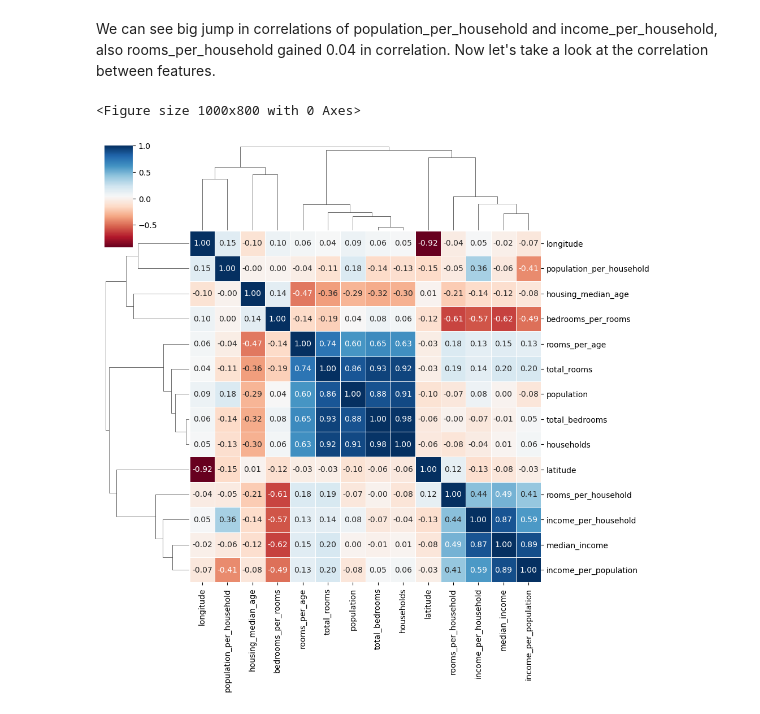
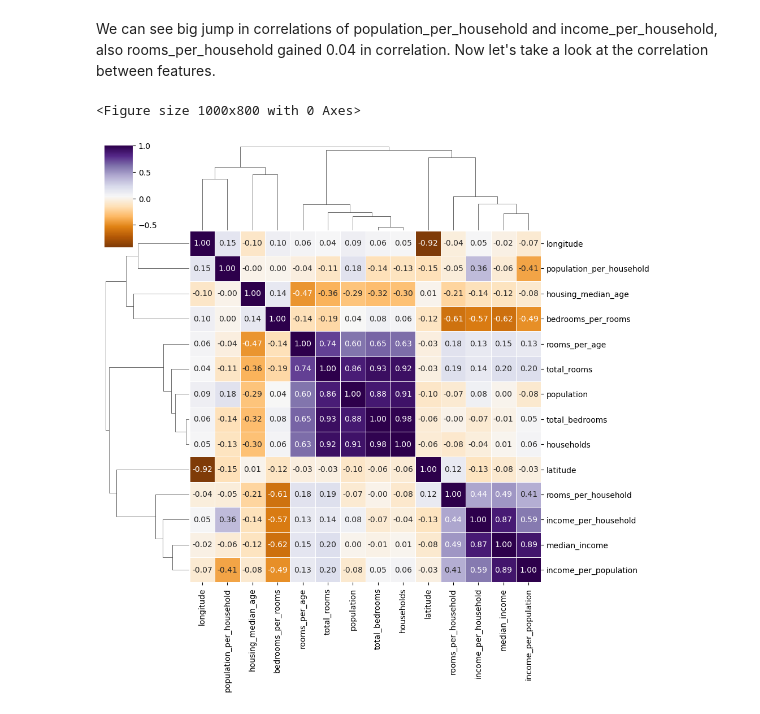
Before and after one commit to jack-sparrowh/California_Housing_Prices, a Jupyter notebook: Chapter_2_housing.ipynb, the cells around one changed output. Cells and saved outputs as stored; diff of their text form; code cells hidden in the pictures.

```diff
--- a/Chapter_2_housing.ipynb
+++ b/Chapter_2_housing.ipynb
@@ -10,9 +10,11 @@ import numpy as np
 import pandas as pd
 import matplotlib.pyplot as plt
 import seaborn as sns
+import matplotlib as mpl
+import pingouin as pg
 
 from sklearn.model_selection import train_test_split
-from sklearn.preprocessing import StandardScaler
+from sklearn.preprocessing import StandardScaler, PowerTransformer
 from sklearn.impute import SimpleImputer
 
 from sklearn.base import BaseEstimator, TransformerMixin
@@ -20,6 +22,7 @@ from sklearn.base import BaseEstimator, TransformerMixin
 from scipy.stats import iqr, skew
 
 np.set_printoptions(suppress=True)
+mpl.rcParams['image.cmap'] = 'PuOr'
 
 HOUSING_URL = 'https://raw.githubusercontent.com/ageron/handson-ml2/master/datasets/housing/housing.csv'
 HOUSING_PATH = os.path.join('housing_dataset')
@@ -471,7 +474,7 @@ We can see big jump in correlations of population_per_household and income_per_h
 # %%
 plt.figure(figsize=(10, 8))
 sns.clustermap(corr_matrix_outliers_dropped.drop(index=['median_house_value'], columns=['median_house_value']),
-               annot=True, fmt='.2f', cmap='RdBu', lw=0.5);
+               annot=True, fmt='.2f', cmap='PuOr', lw=0.5);
 # %% [output]
 <Figure size 1000x800 with 0 Axes>
-[figure, old version]
+[figure, new version]
```
Also changed, not shown: parts of 44 cells of this notebook, 1 other file.
